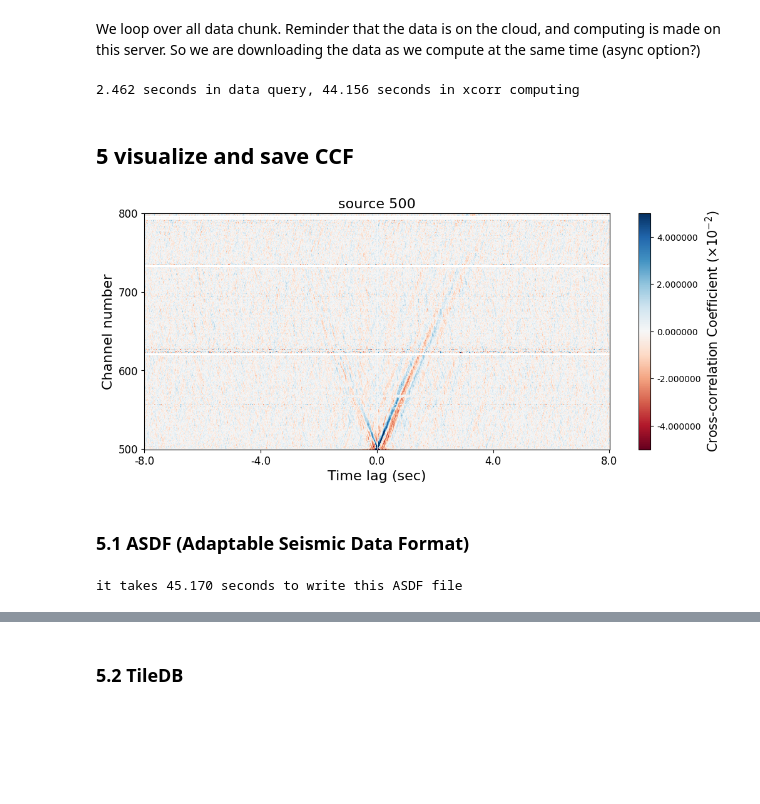
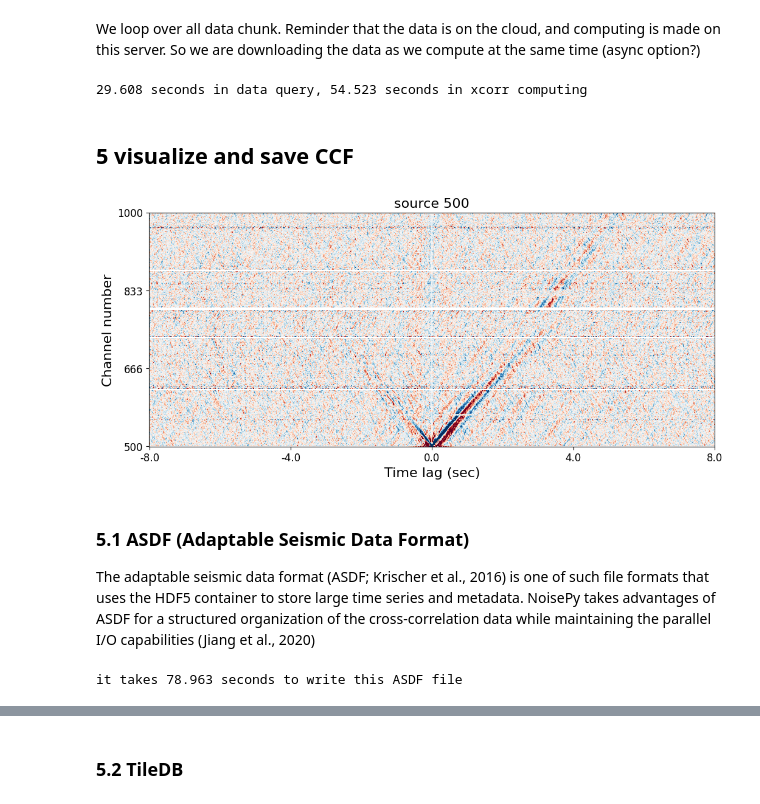
Before and after one commit to niyiyu/NoisePy4DAS-SeaDAS, a Jupyter notebook: notebooks/example_NoisePy4DAS_SeaDAS-N.ipynb, the cells around one changed output, grey strips where cells are left out. Drawn from its saved outputs; the diff is of its cells as text; code cells hidden in the pictures; blank space fills up the shorter version.

```diff
--- a/notebooks/example_NoisePy4DAS_SeaDAS-N.ipynb
+++ b/notebooks/example_NoisePy4DAS_SeaDAS-N.ipynb
@@ -49,3 +57,12 @@ Endpoint:        https://s3.us-west-2.amazonaws.com
 Path:            s3://seadas-december-2022
 Anonymous:       True
 Backend:         Zarr
+# %%
+# client arguments for DASway.ess.washington.edu
+bucket = "seadas-december-2022"
+endpoint = "dasway.ess.washington.edu"
+secure = False   # HTTPs
+
+# prepare client
+client = Client(bucket, endpoint, secure = secure, anon = True)
+client
@@ -82,0 +129,11 @@ client.get_metadata()
+# %%
+f = h5py.File("./seadasn_2022-12-15_13-30-00_GMT.h5", 'r')
+minute_data = f['/Acquisition/Raw[0]/RawData'][:].T
+f.close()
+
+plt.figure(figsize = (10, 5), dpi = 100)
+plt.imshow(minute_data, aspect = 'auto',
+           cmap = 'RdBu', vmax = 1.5, vmin = -1.5, origin='lower')
+plt.ylabel("Channel number", fontsize = 20)
+plt.xlabel("Time", fontsize = 20)
+plt.colorbar()
@@ -138,7 +194,7 @@ cc_len = 60                     # correlate length in second
 step   = 60                     # stepping length in second
 
 # start and end channel index for the sub-array
-cha1, cha2 = 500, 800
+cha1, cha2 = 500, 1000
 
 cha_list = np.array(range(cha1, cha2))
 nsta = len(cha_list)
@@ -319,28 +375,29 @@ for imin in pbar:
 corr_full /= stack_full
 print("%.3f seconds in data query, %.3f seconds in xcorr computing" % (t_query, t_compute))
 # %% [output]
-2.462 seconds in data query, 44.156 seconds in xcorr computing
+29.608 seconds in data query, 54.523 seconds in xcorr computing
 # %% [markdown]
 ## 5 visualize and save CCF
 # %%
 plt.figure(figsize = (12, 5), dpi = 100)
 
-plt.imshow(corr_full[:, :300].T, aspect = 'auto', cmap = 'RdBu',
-           vmax = 5e-2, vmin = -5e-2, origin = 'lower')
+plt.imshow(corr_full[:, :(cha2 - cha1)].T, aspect = 'auto', cmap = 'RdBu',
+           vmax = 2e-2, vmin = -2e-2, origin = 'lower')
 
 _ =plt.yticks(np.linspace(cha1, cha2, 4) - cha1,
               [int(i) for i in np.linspace(cha1, cha2, 4)], fontsize = 12)
 _ = plt.xticks(np.arange(0, 801, 200), (np.arange(0, 801, 200) - 400)/50, fontsize = 12)
 
 plt.ylabel("Channel number", fontsize = 16)
 plt.xlabel("Time lag (sec)", fontsize = 16)
 plt.title("source 500", fontsize = 16)
-bar = plt.colorbar(format = lambda x, pos: '{:0f}'.format(x*100))
+# bar = plt.colorbar(format = lambda x, pos: '{:}'.format(x*100))
 bar.set_label('Cross-correlation Coefficient ($\\times10^{-2}$)', fontsize = 15)
 # %% [output]
-[figure, old version]
+[figure, new version]
-# %% [markdown]
-### 5.1 ASDF (Adaptable Seismic Data Format)
+# %% [markdown]
+### 5.1 ASDF (Adaptable Seismic Data Format)
+The adaptable seismic data format (ASDF; Krischer et al., 2016) is one of such file formats that uses the HDF5 container to store large time series and metadata. NoisePy takes advantages of ASDF for a structured organization of the cross-correlation data while maintaining the parallel I/O capabilities (Jiang et al., 2020)
 # %%
 import pyasdf
 
@@ -367,7 +424,7 @@ with pyasdf.ASDFDataSet("./CCF.h5", mpi = False) as ccf_ds:
 t1 = time.time()
 print(f"it takes %.3f seconds to write this ASDF file" % (t1 - t0))
 # %% [output]
-it takes 45.170 seconds to write this ASDF file
+it takes 78.963 seconds to write this ASDF file
 # %%
 !ls -lh CCF.h5
 # %% [output]
```
Also changed, not shown: parts of 25 cells of this notebook, 1 other file.
